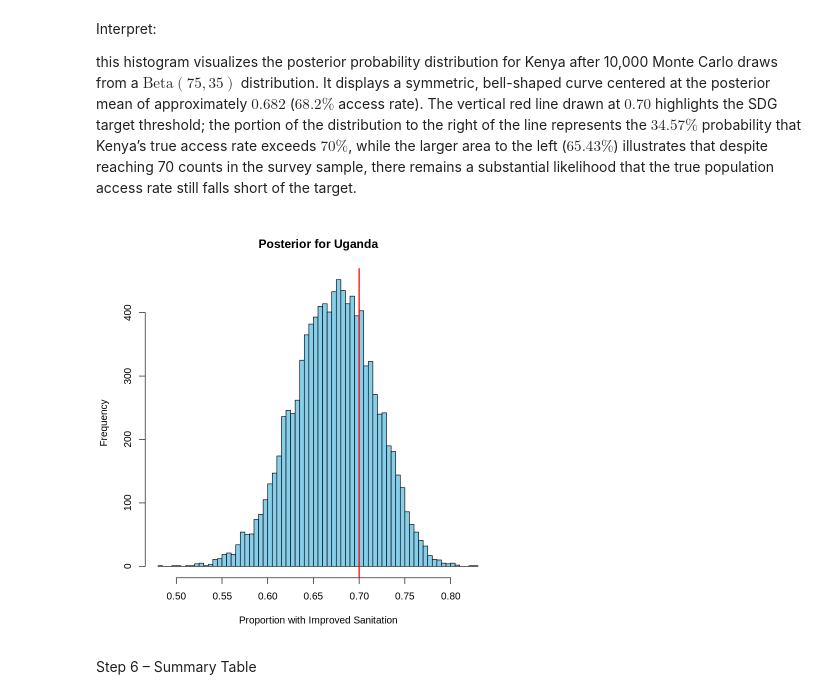
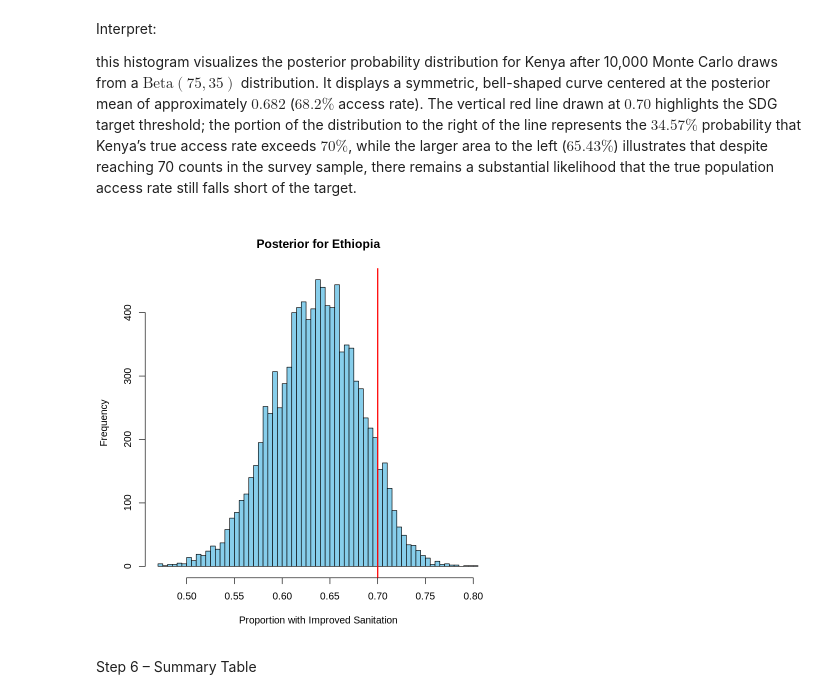
Before and after one commit to Lijan-Baral/GitHub-CST184, a Jupyter notebook: Week11_Tutorial_Evaluating_Sanitation_Access_with_Bayesian_Methods_r.ipynb, the cells around one changed output. Saved outputs shown, nothing was run; the diff lists cells and outputs as text; code cells hidden in the pictures.

```diff
--- a/Week11_Tutorial_Evaluating_Sanitation_Access_with_Bayesian_Methods_r.ipynb
+++ b/Week11_Tutorial_Evaluating_Sanitation_Access_with_Bayesian_Methods_r.ipynb
@@ -62,16 +91,16 @@ this histogram visualizes the posterior probability distribution for Kenya after
 # %%
 #Prompt: Try this for other countries using data$Post_Alpha[n] and data$Post_Beta[n]
 
 # Set the country index
-n <- 2
+n <- 5
 
 samples <- rbeta(10000, data$Post_Alpha[n], data$Post_Beta[n])
 hist(samples, breaks = 50, col = "skyblue",
      main = paste("Posterior for", data$Country[n]),
      xlab = "Proportion with Improved Sanitation")
 abline(v = 0.7, col = "red", lwd = 2)
 # %% [output]
-[figure, old version]
+[figure, new version]
 # %% [markdown]
 Step 6 – Summary Table
 # %%
```
Also changed, not shown: parts of 5 cells of this notebook.
